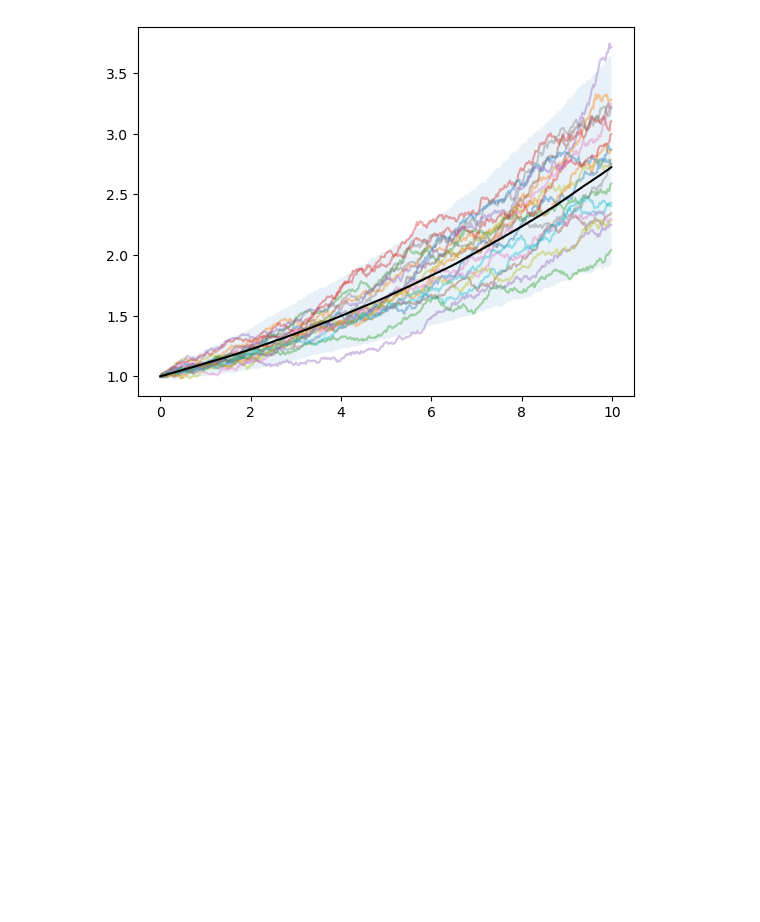
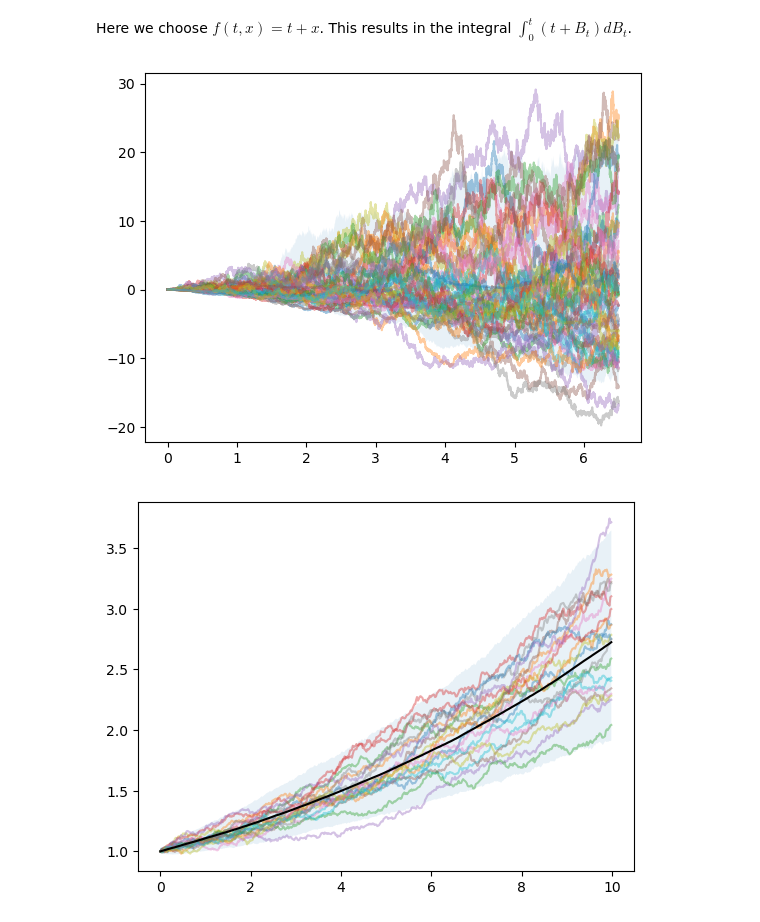
Before and after one commit to Sgouwens/stochasticcalc, a Jupyter notebook: sp_notebook.ipynb, the cells around one changed output. Cells and saved outputs as stored; diff of their text form; code cells hidden in the pictures; blank space fills up the shorter version.

```diff
--- a/sp_notebook.ipynb
+++ b/sp_notebook.ipynb
@@ -52,3 +50,13 @@ integrate.plot_solution(t, Xt, num_max=50, with_mean=True, with_var=True)
+# %% [markdown]
+Here we choose $f(t,x)=t+x$. This results in the integral $\int_0^t (t+B_t)dB_t$.
+# %%
+f_function = lambda t, x: t + x
+
+integrate = StochasticIntegration(time=6.5, timestep=0.001, number=100, integrator="brownianmotion")
+t, Xt = integrate.stochastic_integral(fun=f_function)
+integrate.plot_solution(t, Xt, num_max=50)
+# %% [output]
+[figure, added]
 # %%
 sdesolve = SdeSolver(time=10, timestep=0.02, number=1000, poisson_rate=10, shape=.2, scale=2, integrator="brownianmotion")
 
```
Also changed, not shown: parts of 14 cells of this notebook, 1 other file.
